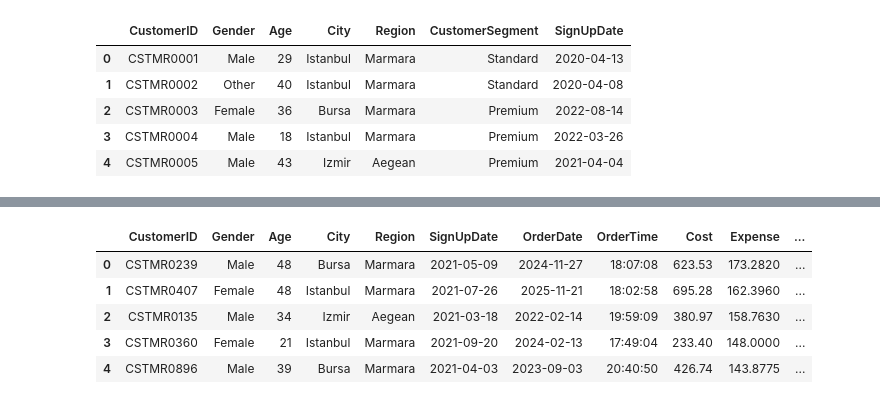
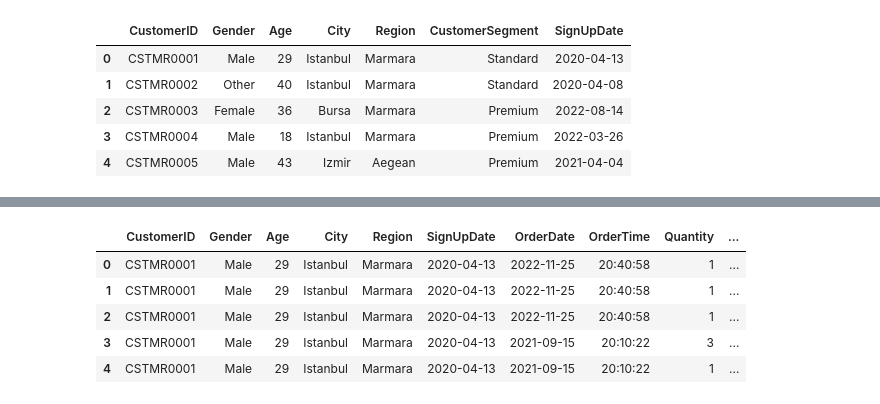
Before and after one commit to geff-ghost/notebooks, a Jupyter notebook: retail_data/MixedKnowledge.ipynb, the cells around one changed output, grey strips where cells are left out. Saved outputs shown, nothing was run; the diff lists cells and outputs as text; code cells hidden in the pictures.

```diff
--- a/retail_data/MixedKnowledge.ipynb
+++ b/retail_data/MixedKnowledge.ipynb
@@ -1309,33 +1227,32 @@ SELECT
 # %%
 query = """
 SELECT
     c.CustomerID,
     c.Gender,
     c.Age,
     c.City,
     c.Region,
     c.SignUpDate,
     o.OrderDate,
     o.OrderTime,
-    od.Quantity * od.UnitCost AS Cost,
-    (od.Quantity * od.UnitPrice) * od.DiscountRate AS Expense,
+    od.Quantity,
     p.ProductName,
     c.CategoryName
 FROM Customers c
 JOIN Orders o ON c.CustomerID=o.CustomerID
 JOIN Order_details od ON o.OrderID=od.OrderID
 JOIN Products p ON od.ProductID=p.ProductID
 JOIN Categories c ON p.CategoryID=c.CategoryID
-WHERE c.CustomerSegment='Standard'
-ORDER BY Expense DESC
-LIMIT 5;
+WHERE c.CustomerSegment='Standard';
 """
 
-pd.read_sql(query, conn)
+standard_customers = pd.read_sql(query, conn)
+
+standard_customers.head()
 # %% [output]
-|  | CustomerID | Gender | Age | City | Region | SignUpDate | OrderDate | OrderTime | Cost | Expense | ... |
-| 0 | CSTMR0239 | Male | 48 | Bursa | Marmara | 2021-05-09 | 2024-11-27 | 18:07:08 | 623.53 | 173.2820 | ... |
-| 1 | CSTMR0407 | Female | 48 | Istanbul | Marmara | 2021-07-26 | 2025-11-21 | 18:02:58 | 695.28 | 162.3960 | ... |
-| 2 | CSTMR0135 | Male | 34 | Izmir | Aegean | 2021-03-18 | 2022-02-14 | 19:59:09 | 380.97 | 158.7630 | ... |
-| 3 | CSTMR0360 | Female | 21 | Istanbul | Marmara | 2021-09-20 | 2024-02-13 | 17:49:04 | 233.40 | 148.0000 | ... |
-| 4 | CSTMR0896 | Male | 39 | Bursa | Marmara | 2021-04-03 | 2023-09-03 | 20:40:50 | 426.74 | 143.8775 | ... |
+|  | CustomerID | Gender | Age | City | Region | SignUpDate | OrderDate | OrderTime | Quantity | ... |
+| 0 | CSTMR0001 | Male | 29 | Istanbul | Marmara | 2020-04-13 | 2022-11-25 | 20:40:58 | 1 | ... |
+| 1 | CSTMR0001 | Male | 29 | Istanbul | Marmara | 2020-04-13 | 2022-11-25 | 20:40:58 | 1 | ... |
+| 2 | CSTMR0001 | Male | 29 | Istanbul | Marmara | 2020-04-13 | 2022-11-25 | 20:40:58 | 1 | ... |
+| 3 | CSTMR0001 | Male | 29 | Istanbul | Marmara | 2020-04-13 | 2021-09-15 | 20:10:22 | 3 | ... |
+| 4 | CSTMR0001 | Male | 29 | Istanbul | Marmara | 2020-04-13 | 2021-09-15 | 20:10:22 | 1 | ... |
```
Also changed, not shown: parts of 20 cells of this notebook.
